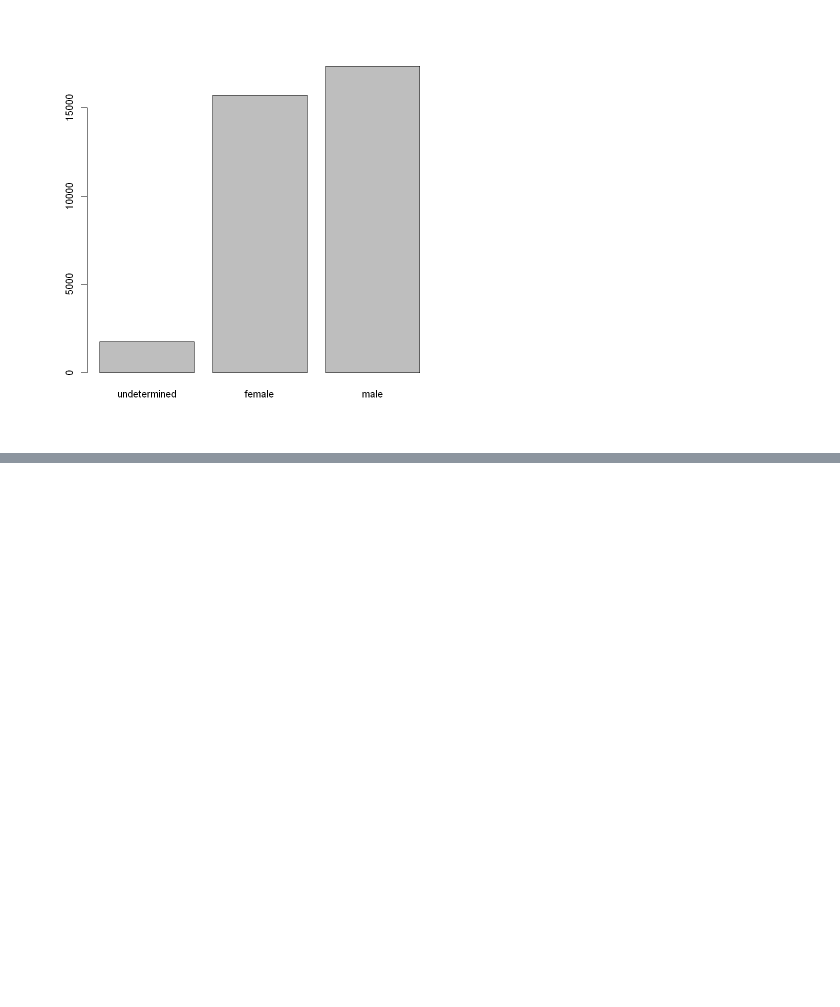
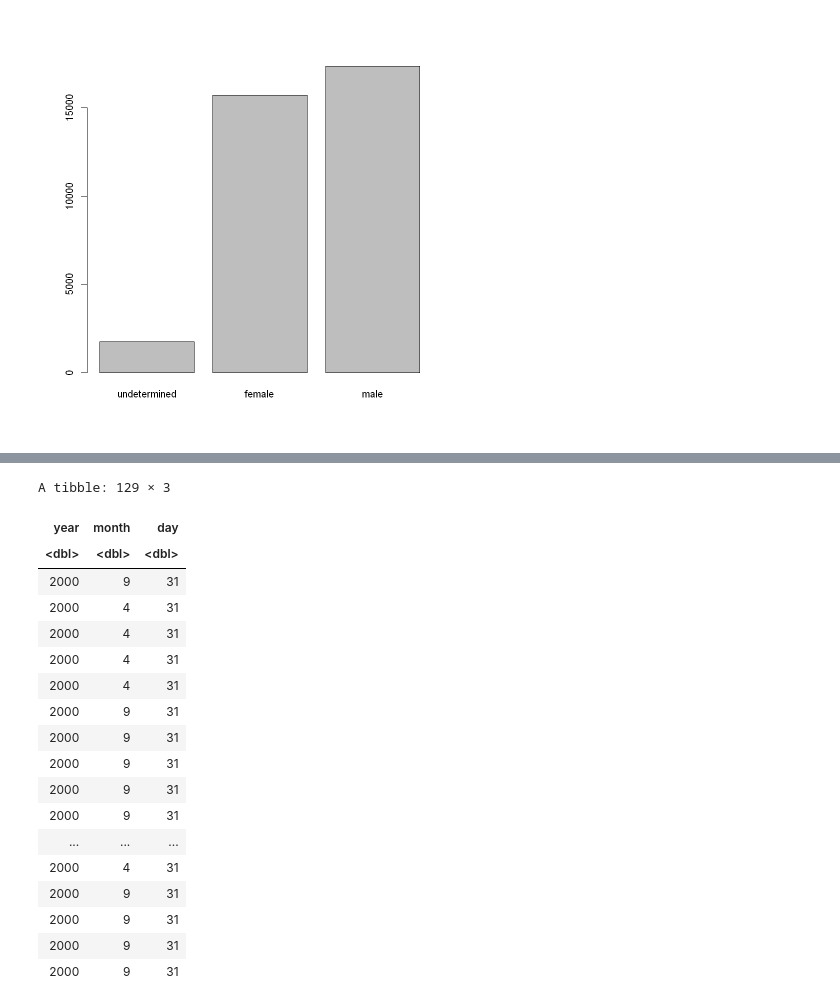
Before and after one commit to janevskistefan/R-for-Ecology, a Jupyter notebook: 02 - Starting with data/starting with data.ipynb, the cells around one changed output, grey strips where cells are left out. Drawn from its saved outputs; the diff is of its cells as text; code cells hidden in the pictures; blank space fills up the shorter version.

```diff
--- a/02 - Starting with data/starting with data.ipynb
+++ b/02 - Starting with data/starting with data.ipynb
@@ -978,0 +995,5 @@ plot(surveys$sex)
+# %%
+# extracting data from tibble
+# YYYY-MM-DD
+date_surveys <- paste(surveys$year, surveys$month, surveys$day, sep = "-")
+tail(date_surveys)
@@ -978,0 +1003,4 @@ plot(surveys$sex)
+# %%
+# converting date_surveys elements to actual dates:
+actual_dates_surveys <- ymd(date_surveys)
+# remember this warning, it is an important one.
@@ -978,0 +1010,31 @@ plot(surveys$sex)
+# %%
+# adding a column in surveys tibble that represents the date:
+
+surveys$date <- actual_dates_surveys
+surveys[is.na(surveys$date), c("year", "month", "day")]
+
+# - The warning that appeared in the previous block of code is caused by non-exitant dates.
+# The data is incorrect, September has 30 days, not 31, April also has 30 days, not 31.
+
+# - As a result of this warning every row that has a non-existant year, month and day combination
+# has an NA in the date column.
+# %% [output]
+A tibble: 129 × 3
+| year | month | day |
+| <dbl> | <dbl> | <dbl> |
+| 2000 | 9 | 31 |
+| 2000 | 4 | 31 |
+| 2000 | 4 | 31 |
+| 2000 | 4 | 31 |
+| 2000 | 4 | 31 |
+| 2000 | 9 | 31 |
+| 2000 | 9 | 31 |
+| 2000 | 9 | 31 |
+| 2000 | 9 | 31 |
+| 2000 | 9 | 31 |
+| ... | ... | ... |
+| 2000 | 4 | 31 |
+| 2000 | 9 | 31 |
+| 2000 | 9 | 31 |
+| 2000 | 9 | 31 |
+| 2000 | 9 | 31 |
```
Also changed, not shown: parts of 8 cells of this notebook.
